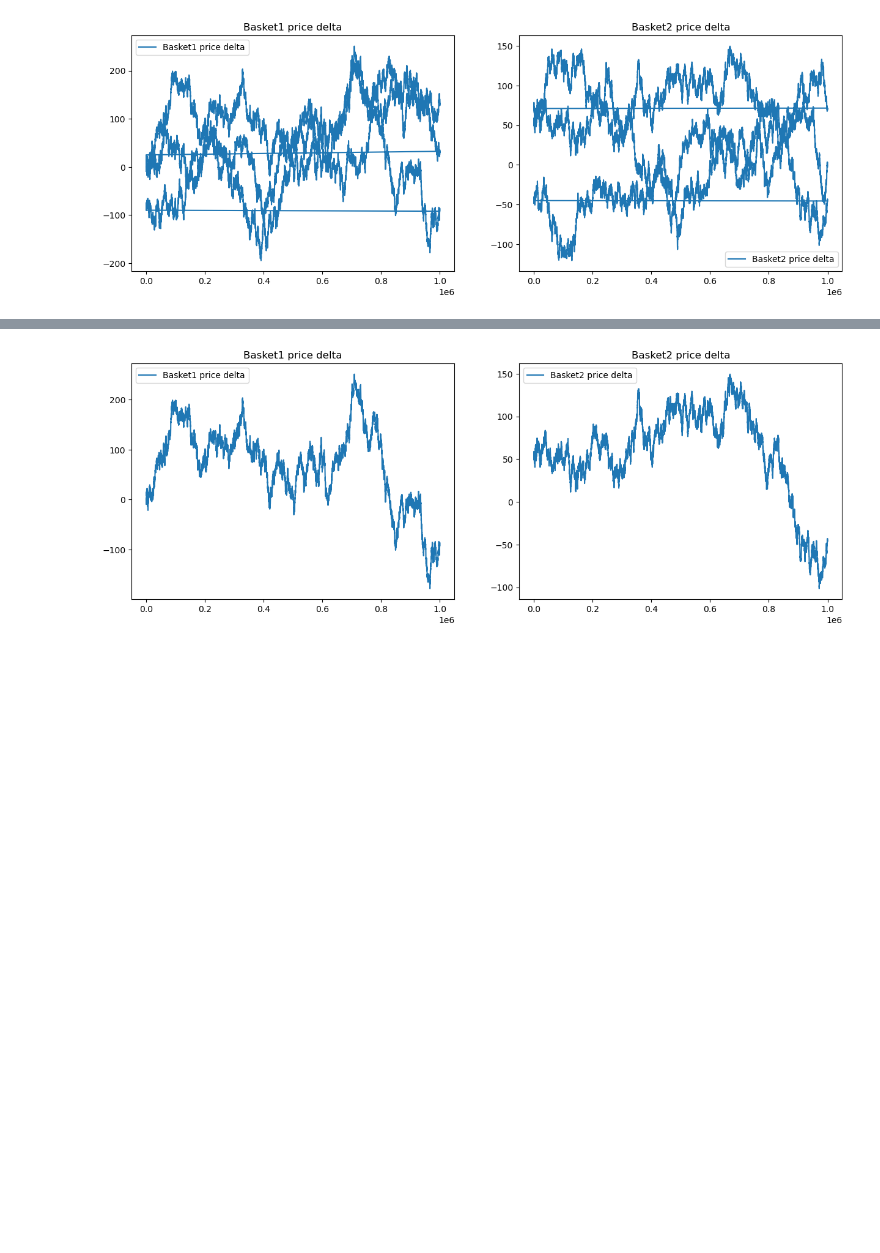
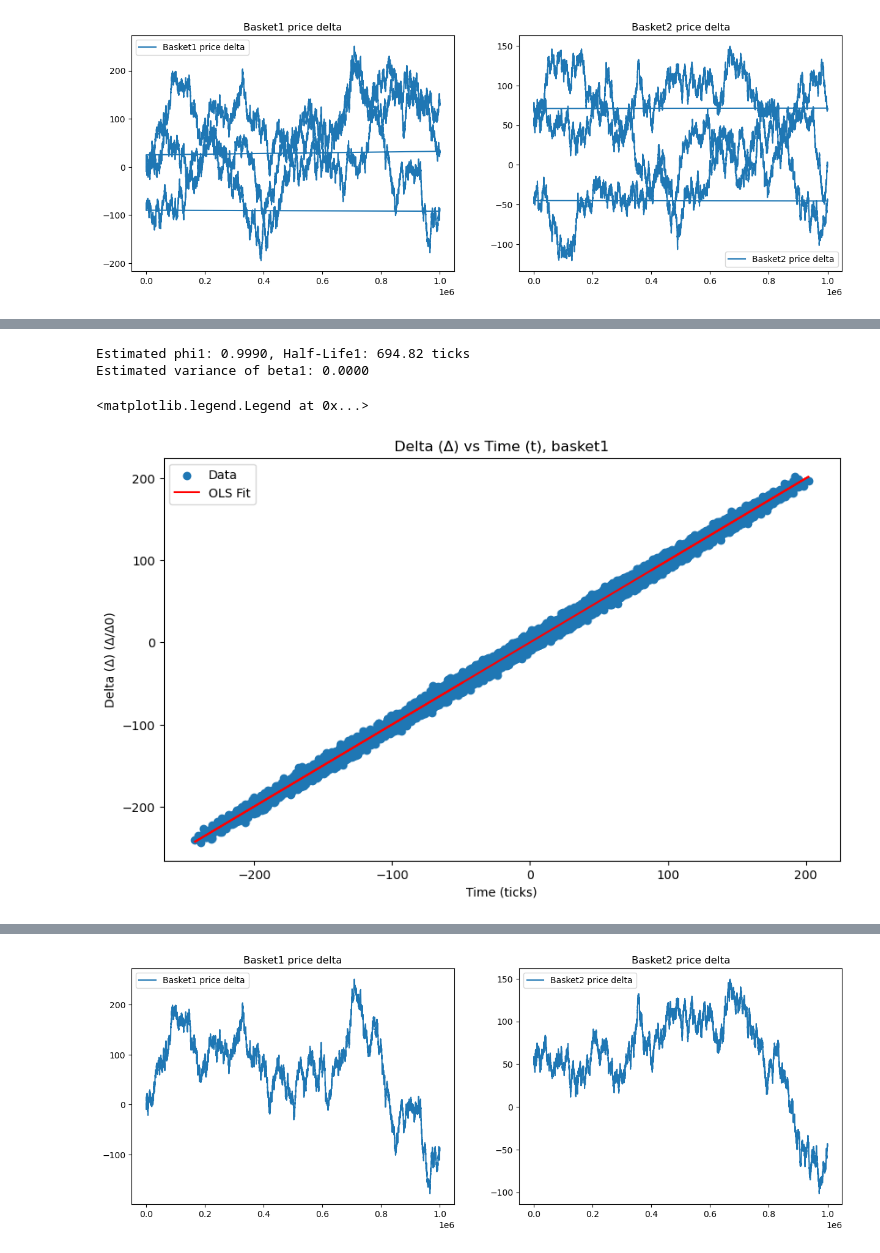
Before and after one commit to IMC-Prosperity-Granite-Flow/IMC_Prosperity3_GraniteFlow, a Jupyter notebook: src/analysis/round2/main.ipynb, the cells around one changed output, grey strips where cells are left out. Drawn from its saved outputs; the diff is of its cells as text; code cells hidden in the pictures; blank space fills up the shorter version.

```diff
--- a/src/analysis/round2/main.ipynb
+++ b/src/analysis/round2/main.ipynb
@@ -155,0 +188,29 @@ plt.legend()
+# %%
+Y1 = delta1_meaned[1:].values
+X1 = delta1_meaned[:-1].values
+X1 = sm.add_constant(X1)
+
+# 回归 Y_t ~ Y_{t-1}
+model1 = sm.OLS(Y1, X1).fit()
+phi1 = model1.params[1]  # 斜率项即为 phi
+
+# 计算回归速度
+half_life1 = np.log(2) / -np.log(phi1)
+print(f"Estimated phi1: {phi1:.4f}, Half-Life1: {half_life1:.2f} ticks")
+
+# 计算回归方差
+var_beta1 = model1.cov_params()[1, 1]
+print(f"Estimated variance of beta1: {var_beta1:.4f}")
+# 绘制回归曲线
+fig, ax = plt.subplots(figsize=(10, 6))
+ax.scatter(X1[:, 1], Y1, label="Data")
+ax.plot(X1[:, 1], model1.fittedvalues, label="OLS Fit", color="red")
+ax.set_xlabel("Time (ticks)")
+ax.set_ylabel("Delta (Δ) (Δ/Δ0)")
+ax.set_title("Delta (Δ) vs Time (t), basket1")
+ax.legend()
+# %% [output]
+Estimated phi1: 0.9990, Half-Life1: 694.82 ticks
+Estimated variance of beta1: 0.0000
+<matplotlib.legend.Legend at 0x...>
+[figure, added]
```
Also changed, not shown: parts of 8 cells of this notebook, 7 other files.
